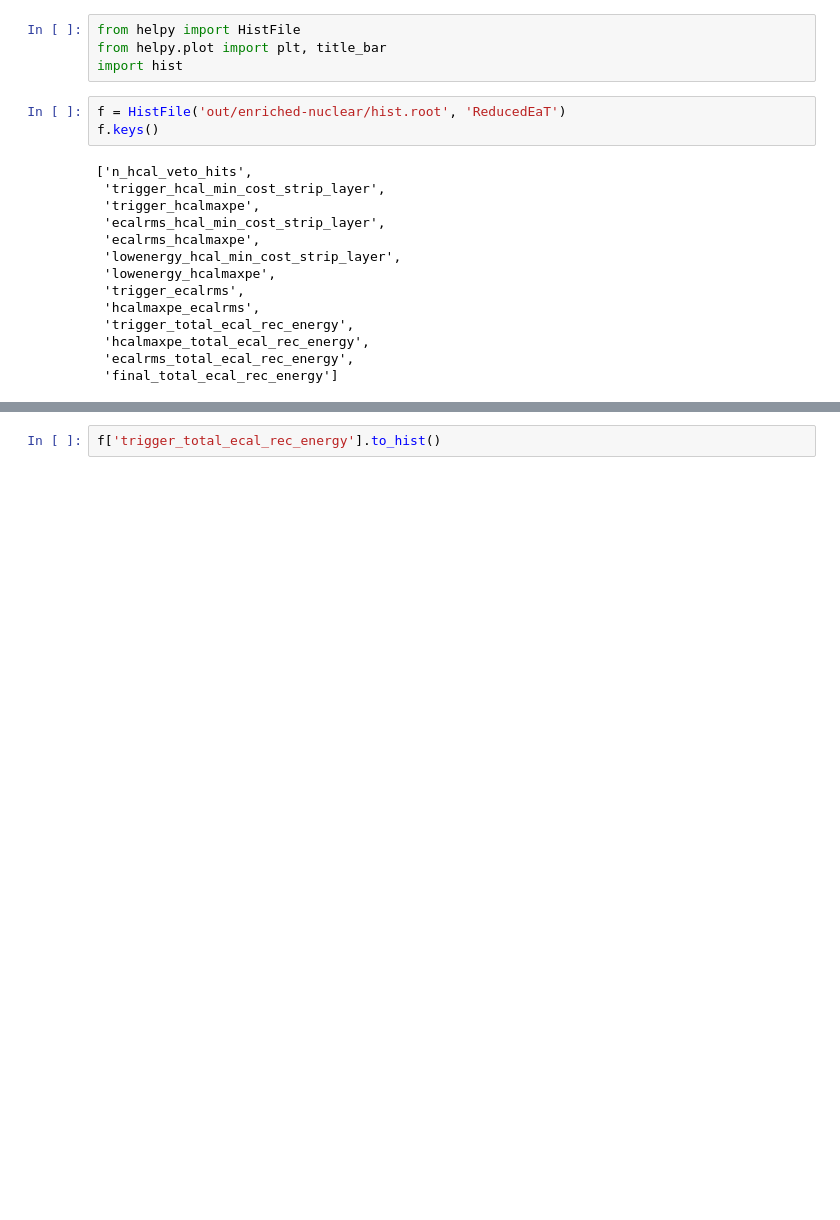
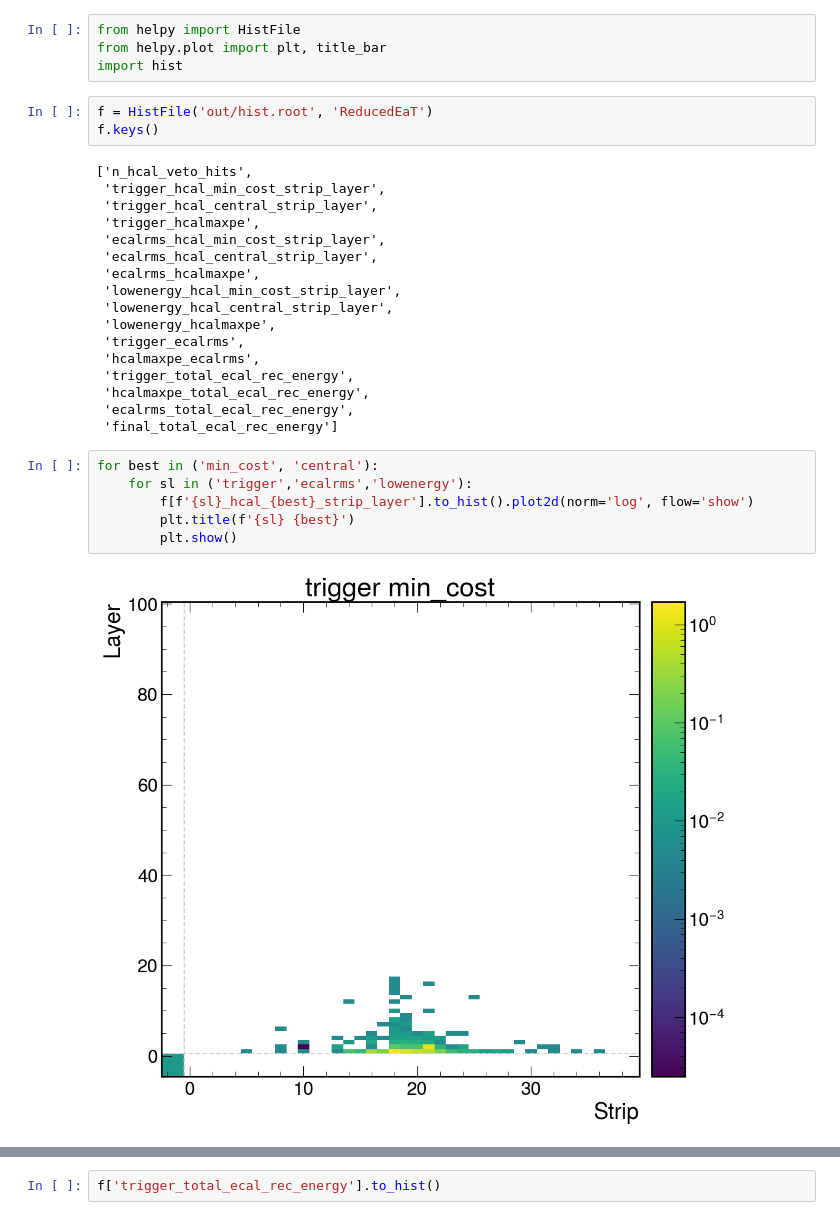
Before and after one commit to tomeichlersmith/ldmx-eat-reduced, a Jupyter notebook: view-hists.ipynb, the cells around one changed output, grey strips where cells are left out. Saved outputs shown, nothing was run; the diff lists cells and outputs as text; blank space fills up the shorter version.

Commit message:
view new hcal hit hists

```diff
--- a/view-hists.ipynb
+++ b/view-hists.ipynb
@@ -3,15 +3,18 @@ from helpy import HistFile
 from helpy.plot import plt, title_bar
 import hist
 # %%
-f = HistFile('out/enriched-nuclear/hist.root', 'ReducedEaT')
+f = HistFile('out/hist.root', 'ReducedEaT')
 f.keys()
 # %% [output]
 ['n_hcal_veto_hits',
  'trigger_hcal_min_cost_strip_layer',
+ 'trigger_hcal_central_strip_layer',
  'trigger_hcalmaxpe',
  'ecalrms_hcal_min_cost_strip_layer',
+ 'ecalrms_hcal_central_strip_layer',
  'ecalrms_hcalmaxpe',
  'lowenergy_hcal_min_cost_strip_layer',
+ 'lowenergy_hcal_central_strip_layer',
  'lowenergy_hcalmaxpe',
  'trigger_ecalrms',
  'hcalmaxpe_ecalrms',
@@ -19,3 +22,11 @@ f.keys()
  'hcalmaxpe_total_ecal_rec_energy',
  'ecalrms_total_ecal_rec_energy',
  'final_total_ecal_rec_energy']
+# %%
+for best in ('min_cost', 'central'):
+    for sl in ('trigger','ecalrms','lowenergy'):
+        f[f'{sl}_hcal_{best}_strip_layer'].to_hist().plot2d(norm='log', flow='show')
+        plt.title(f'{sl} {best}')
+        plt.show()
+# %% [output]
+[figure, added]
```
Also changed, not shown: parts of 1 cell of this notebook.
